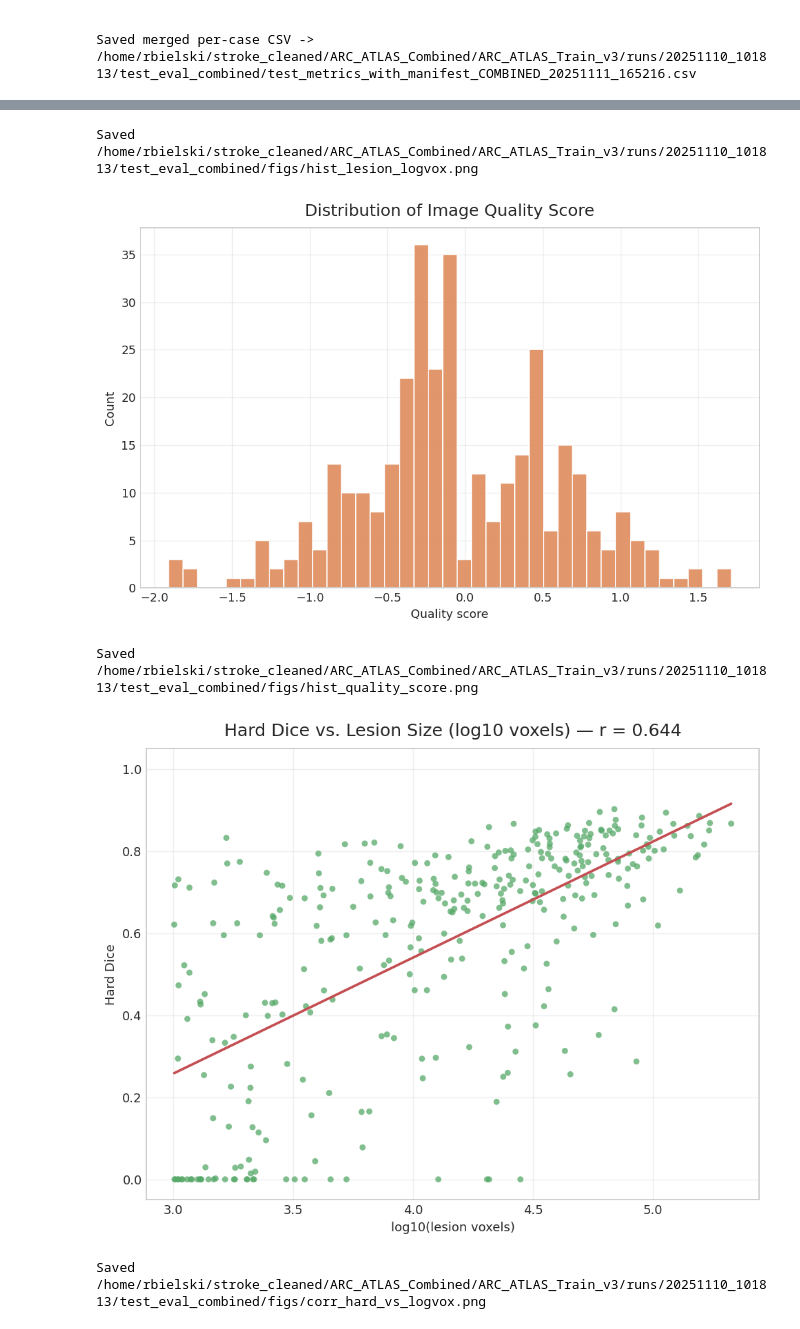
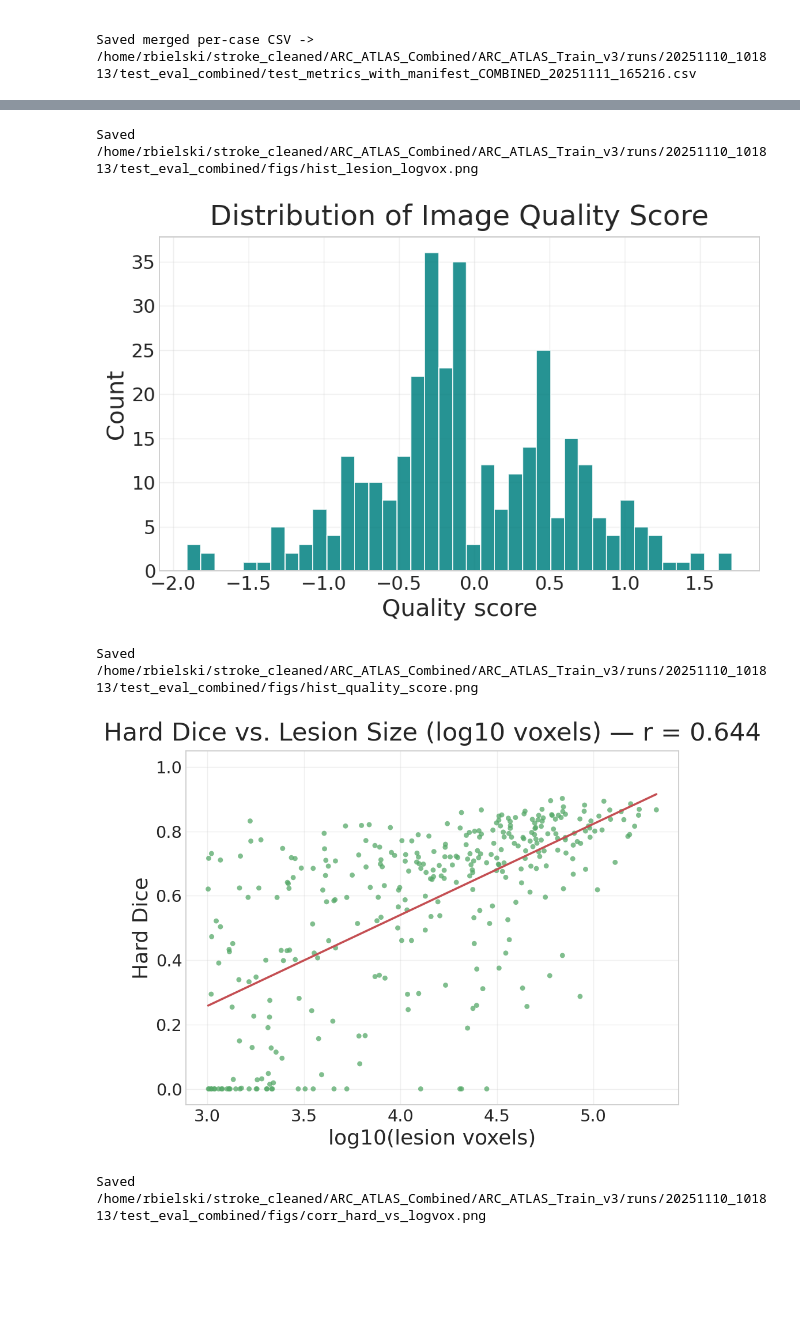
Before and after one commit to the-brAIn-lab/Lesion_Mapping, a Jupyter notebook: ARC_ATLAS_Combined/ARC_ATLAS_Train_v3/ARC_ATLAS_Test_v3_Combined_hires_lores.ipynb, the cells around one changed output, grey strips where cells are left out. Drawn from its saved outputs; the diff is of its cells as text; code cells hidden in the pictures; blank space fills up the shorter version.

```diff
--- a/ARC_ATLAS_Combined/ARC_ATLAS_Train_v3/ARC_ATLAS_Test_v3_Combined_hires_lores.ipynb
+++ b/ARC_ATLAS_Combined/ARC_ATLAS_Train_v3/ARC_ATLAS_Test_v3_Combined_hires_lores.ipynb
@@ -532,10 +532,11 @@ fig = plt.figure(figsize=(8,5.2), dpi=130)
 ax = fig.add_subplot(111)
 valid = ~np.isnan(logvox)
 bins = np.linspace(np.nanmin(logvox[valid]), np.nanmax(logvox[valid]), 40)
-ax.hist(logvox[valid], bins=bins, color=palette["size_hist"], edgecolor="white", alpha=0.85)
-ax.set_title("Distribution of Lesion Sizes", fontsize=14, pad=10)
-ax.set_xlabel("log10(lesion voxels)")
-ax.set_ylabel("Count")
+ax.hist(logvox[valid], bins=bins, color="red", edgecolor="white", alpha=0.85)
+ax.set_title("Distribution of Lesion Sizes", fontsize=24, pad=10)
+ax.set_xlabel("log10(lesion voxels)", fontsize=20)
+ax.set_ylabel("Count", fontsize=20)
+ax.tick_params(axis='both', which='major', labelsize=16)
 ax.grid(True, alpha=0.3)
 plt.tight_layout()
 p = OUT_DIR/"hist_lesion_logvox.png"; plt.savefig(p, dpi=180); plt.show()
@@ -548,10 +549,11 @@ fig = plt.figure(figsize=(8,5.2), dpi=130)
 ax = fig.add_subplot(111)
 valid = ~np.isnan(score)
 bins = np.linspace(np.nanmin(score[valid]), np.nanmax(score[valid]), 40)
-ax.hist(score[valid], bins=bins, color=palette["score_hist"], edgecolor="white", alpha=0.85)
-ax.set_title("Distribution of Image Quality Score", fontsize=14, pad=10)
-ax.set_xlabel("Quality score")
-ax.set_ylabel("Count")
+ax.hist(score[valid], bins=bins, color="teal", edgecolor="white", alpha=0.85)
+ax.set_title("Distribution of Image Quality Score", fontsize=24, pad=10)
+ax.set_xlabel("Quality score", fontsize=20)
+ax.set_ylabel("Count", fontsize=20)
+ax.tick_params(axis='both', which='major', labelsize=16)
 ax.grid(True, alpha=0.3)
 plt.tight_layout()
 p = OUT_DIR/"hist_quality_score.png"; plt.savefig(p, dpi=180); plt.show()
@@ -570,9 +572,10 @@ if a is not None:
     xx = np.linspace(xs.min(), xs.max(), 200)
     ax.plot(xx, a + b*xx, linewidth=2.0, color=palette["line"])
 r = nan_pearson(hard, logvox)
-ax.set_title(f"Hard Dice vs. Lesion Size (log10 voxels) — r = {r:.3f}", fontsize=14, pad=10)
-ax.set_xlabel("log10(lesion voxels)")
-ax.set_ylabel("Hard Dice")
+ax.set_title(f"Hard Dice vs. Lesion Size (log10 voxels) — r = {r:.3f}", fontsize=24, pad=10)
+ax.set_xlabel("log10(lesion voxels)", fontsize=20)
+ax.set_ylabel("Hard Dice", fontsize=20)
+ax.tick_params(axis='both', which='major', labelsize=16)
 ax.set_ylim(-0.05, 1.05)
 ax.grid(True, alpha=0.3)
 plt.tight_layout()
@@ -592,9 +595,10 @@ if a is not None:
     xx = np.linspace(xs.min(), xs.max(), 200)
     ax.plot(xx, a + b*xx, linewidth=2.0, color=palette["line"])
 r = nan_pearson(hard, score)
-ax.set_title(f"Hard Dice vs. Image Quality Score — r = {r:.3f}", fontsize=14, pad=10)
-ax.set_xlabel("Quality score")
-ax.set_ylabel("Hard Dice")
+ax.set_title(f"Hard Dice vs. Image Quality Score — r = {r:.3f}", fontsize=24, pad=10)
+ax.set_xlabel("Quality score", fontsize=20)
+ax.set_ylabel("Hard Dice", fontsize=20)
+ax.tick_params(axis='both', which='major', labelsize=16)
 ax.set_ylim(-0.05, 1.05)
 ax.grid(True, alpha=0.3)
 plt.tight_layout()
@@ -612,5 +616,5 @@ Using CSV: /home/rbielski/stroke_cleaned/ARC_ATLAS_Combined/ARC_ATLAS_Train_v3/r
 Saved /home/rbielski/stroke_cleaned/ARC_ATLAS_Combined/ARC_ATLAS_Train_v3/runs/20251110_101813/test_eval_combined/figs/hist_lesion_logvox.png
-[figure, old version]
+[figure, new version]
 Saved /home/rbielski/stroke_cleaned/ARC_ATLAS_Combined/ARC_ATLAS_Train_v3/runs/20251110_101813/test_eval_combined/figs/hist_quality_score.png
-[figure, old version]
+[figure, new version]
 Saved /home/rbielski/stroke_cleaned/ARC_ATLAS_Combined/ARC_ATLAS_Train_v3/runs/20251110_101813/test_eval_combined/figs/corr_hard_vs_logvox.png
```
Also changed, not shown: parts of 1 cell of this notebook, 20 other files.
